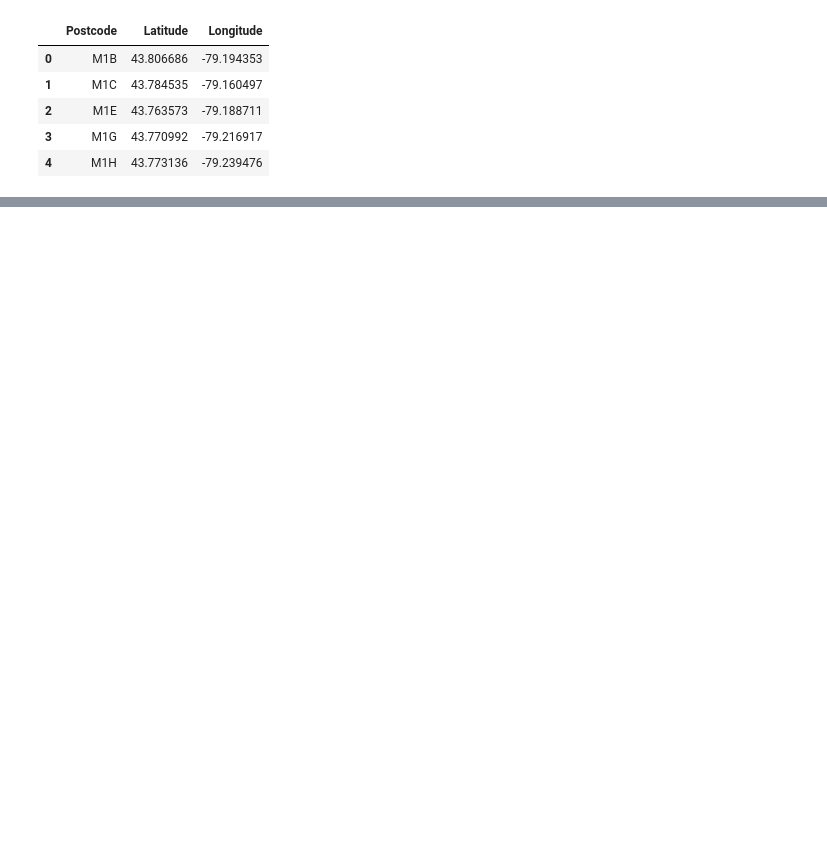
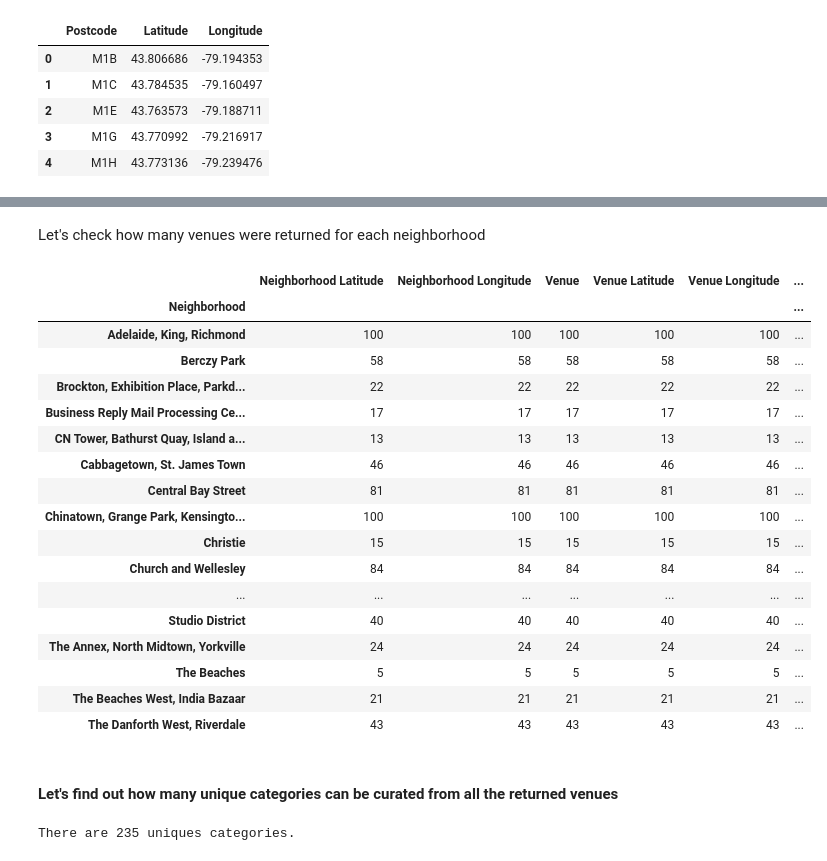
Before and after one commit to apgosar/Coursera_Capstone, a Jupyter notebook: Coursera_Capstone.ipynb, the cells around one changed output, grey strips where cells are left out. Drawn from its saved outputs; the diff is of its cells as text; code cells hidden in the pictures; blank space fills up the shorter version.

```diff
--- a/Coursera_Capstone.ipynb
+++ b/Coursera_Capstone.ipynb
@@ -170,0 +247,19 @@ geo_df
+# %%
+# create map of Toronto using latitude and longitude values
+map_tr = folium.Map(location=[latitude, longitude], zoom_start=12)
+
+# add markers to map
+for lat, lng, borough, neighborhood in zip(tr_data['Latitude'], tr_data['Longitude'], tr_data['Borough'], tr_data['Neighborhood']):
+    label = '{}, {}'.format(neighborhood, borough)
+    label = folium.Popup(label, parse_html=True)
+    folium.CircleMarker(
+        [lat, lng],
+        radius=5,
+        popup=label,
+        color='blue',
+        fill=True,
+        fill_color='#3186cc',
+        fill_opacity=0.7,
+        parse_html=False).add_to(map_tr)
+
+map_tr
@@ -170,0 +365,29 @@ geo_df
+# %% [markdown]
+Let's check how many venues were returned for each neighborhood
+# %%
+toronto_venues.groupby('Neighborhood').count()
+# %% [output]
+|  | Neighborhood Latitude | Neighborhood Longitude | Venue | Venue Latitude | Venue Longitude | ... |
+| Neighborhood |  |  |  |  |  | ... |
+| Adelaide, King, Richmond | 100 | 100 | 100 | 100 | 100 | ... |
+| Berczy Park | 58 | 58 | 58 | 58 | 58 | ... |
+| Brockton, Exhibition Place, Parkd... | 22 | 22 | 22 | 22 | 22 | ... |
+| Business Reply Mail Processing Ce... | 17 | 17 | 17 | 17 | 17 | ... |
+| CN Tower, Bathurst Quay, Island a... | 13 | 13 | 13 | 13 | 13 | ... |
+| Cabbagetown, St. James Town | 46 | 46 | 46 | 46 | 46 | ... |
+| Central Bay Street | 81 | 81 | 81 | 81 | 81 | ... |
+| Chinatown, Grange Park, Kensingto... | 100 | 100 | 100 | 100 | 100 | ... |
+| Christie | 15 | 15 | 15 | 15 | 15 | ... |
+| Church and Wellesley | 84 | 84 | 84 | 84 | 84 | ... |
+| ... | ... | ... | ... | ... | ... | ... |
+| Studio District | 40 | 40 | 40 | 40 | 40 | ... |
+| The Annex, North Midtown, Yorkville | 24 | 24 | 24 | 24 | 24 | ... |
+| The Beaches | 5 | 5 | 5 | 5 | 5 | ... |
+| The Beaches West, India Bazaar | 21 | 21 | 21 | 21 | 21 | ... |
+| The Danforth West, Riverdale | 43 | 43 | 43 | 43 | 43 | ... |
+# %% [markdown]
+#### Let's find out how many unique categories can be curated from all the returned venues
+# %%
+print('There are {} uniques categories.'.format(len(toronto_venues['Venue Category'].unique())))
+# %% [output]
+There are 235 uniques categories.
```
Also changed, not shown: parts of 64 cells of this notebook.
